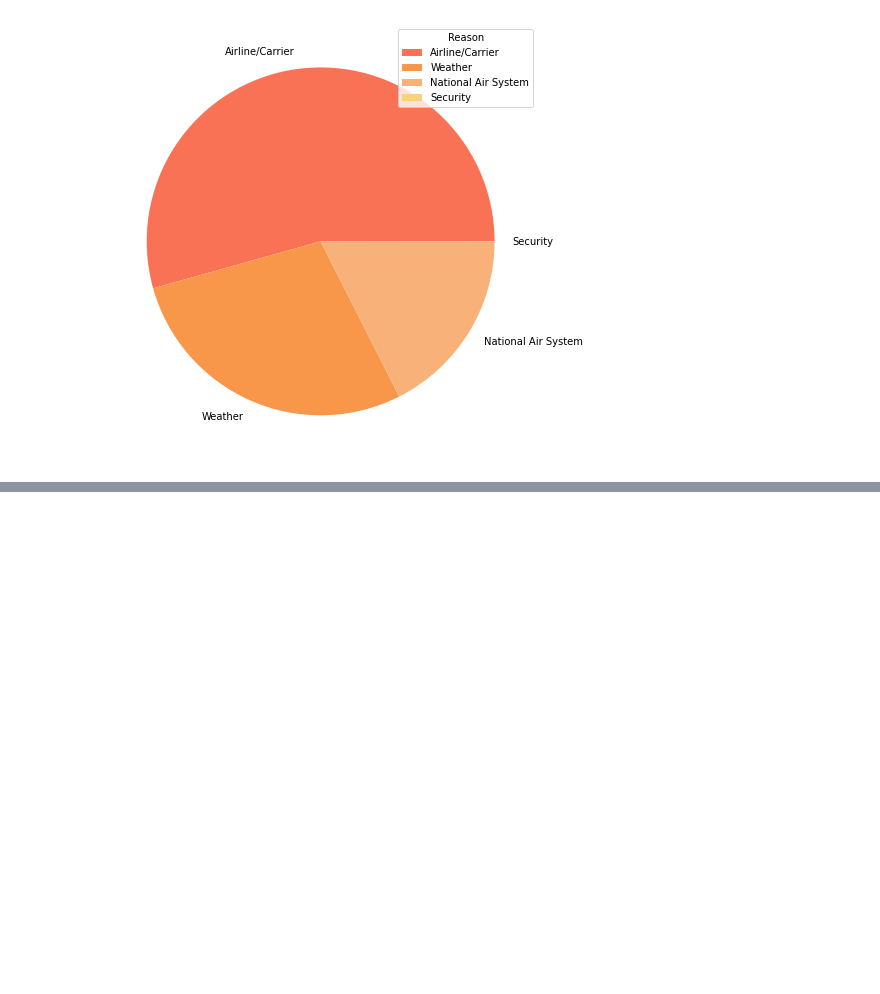
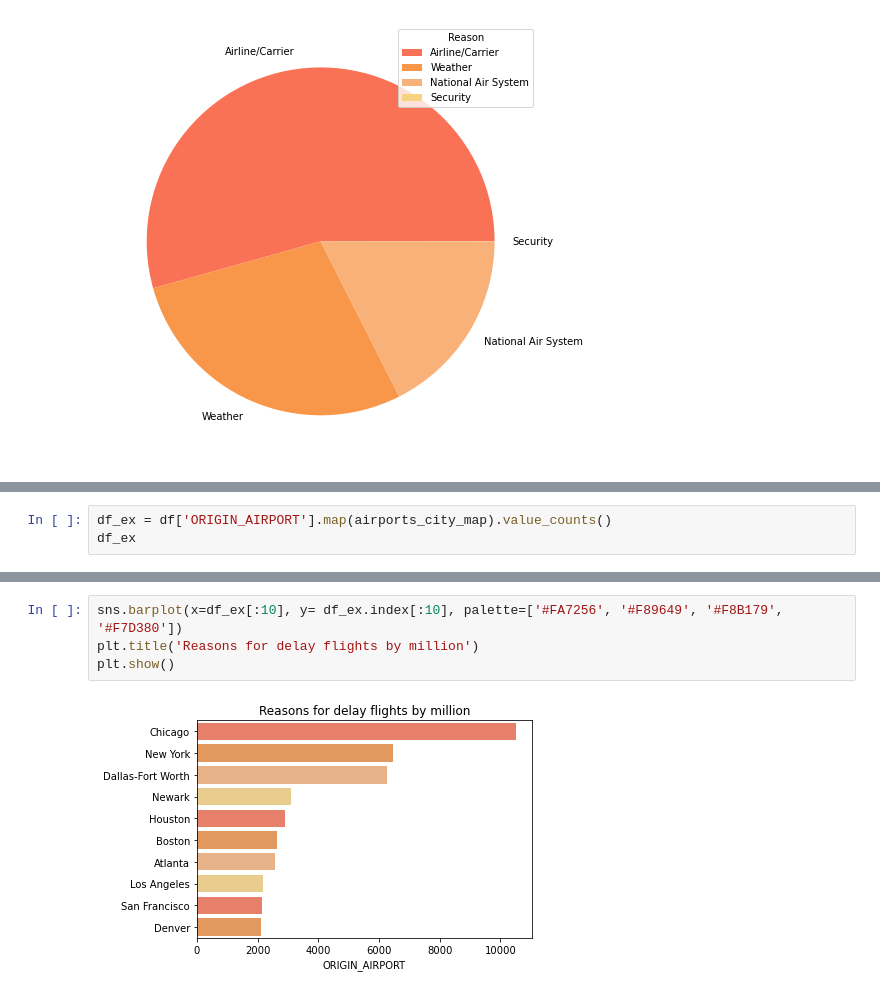
Before and after one commit to Yousef-Nasr/Flight-Cancellation-Classiffication, a Jupyter notebook: main.ipynb, the cells around one changed output, grey strips where cells are left out. Cells and saved outputs as stored; diff of their text form; blank space fills up the shorter version.

```diff
--- a/main.ipynb
+++ b/main.ipynb
@@ -133,0 +242,3 @@ plt.show()
+# %%
+df_ex = df['ORIGIN_AIRPORT'].map(airports_city_map).value_counts()
+df_ex
@@ -133,0 +258,6 @@ plt.show()
+# %%
+sns.barplot(x=df_ex[:10], y= df_ex.index[:10], palette=['#FA7256', '#F89649', '#F8B179', '#F7D380'])
+plt.title('Reasons for delay flights by million')
+plt.show()
+# %% [output]
+[figure, added]
```
Also changed, not shown: parts of 18 cells of this notebook, 2 other files.
